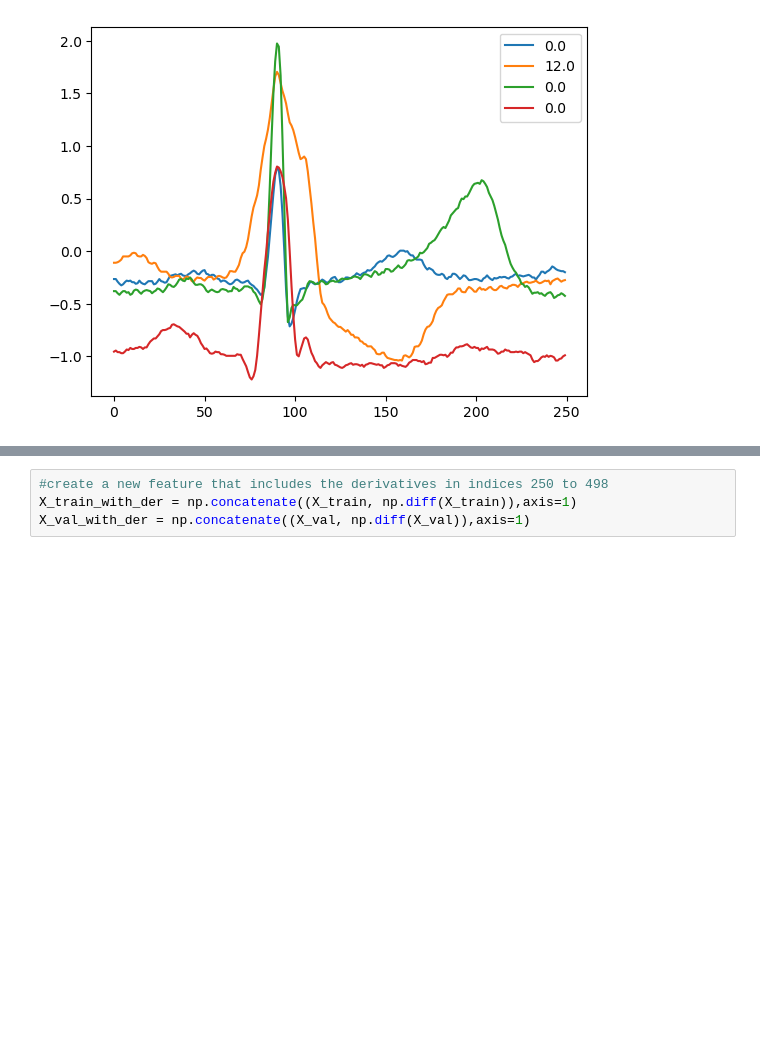
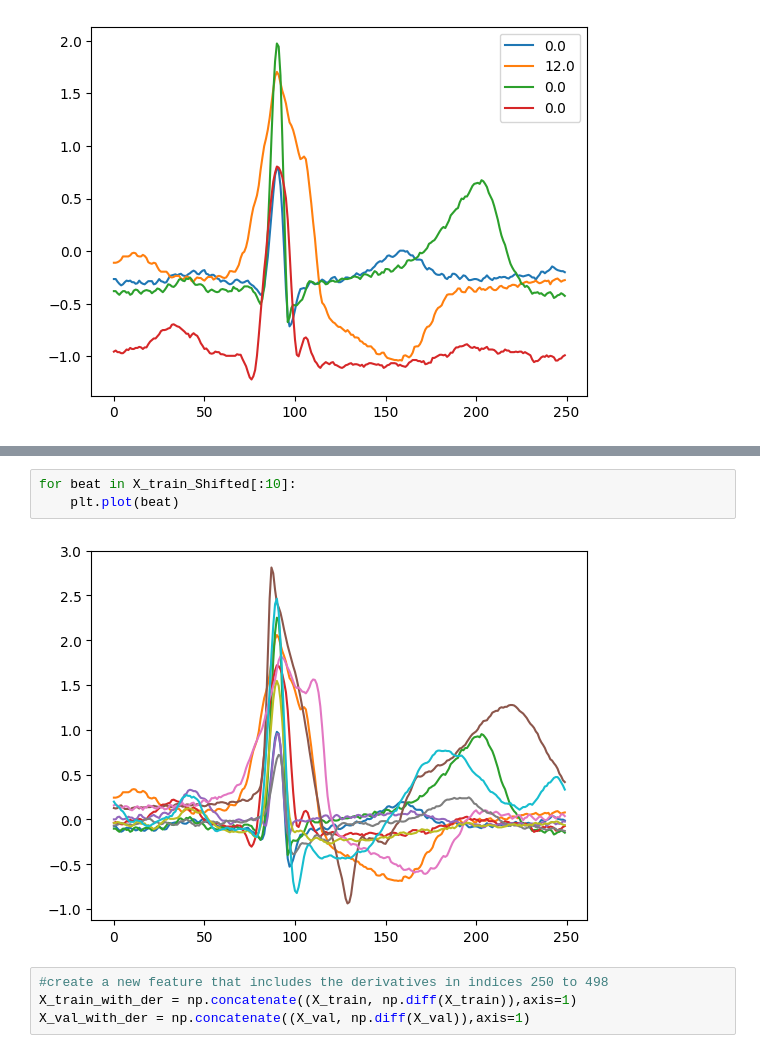
Before and after one commit to zachorrie/ML_ASS, a Jupyter notebook: CS_ARR.ipynb, the cells around one changed output, grey strips where cells are left out. Cells and saved outputs as stored; diff of their text form; blank space fills up the shorter version.

```diff
--- a/CS_ARR.ipynb
+++ b/CS_ARR.ipynb
@@ -258,3 +273,8 @@ plt.show()
+# %%
+for beat in X_train_Shifted[:10]:
+    plt.plot(beat)
+# %% [output]
+[figure, added]
 # %%
 #create a new feature that includes the derivatives in indices 250 to 498
 X_train_with_der = np.concatenate((X_train, np.diff(X_train)),axis=1)
```
Also changed, not shown: parts of 23 cells of this notebook.
